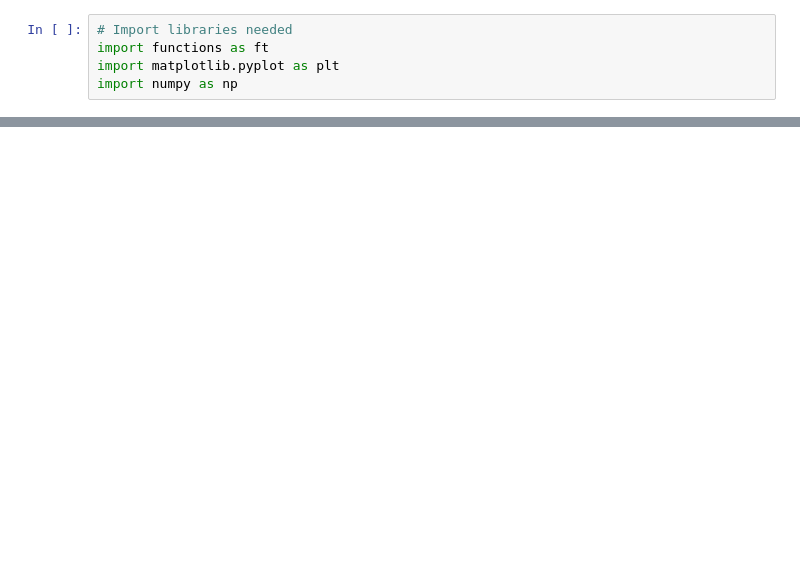
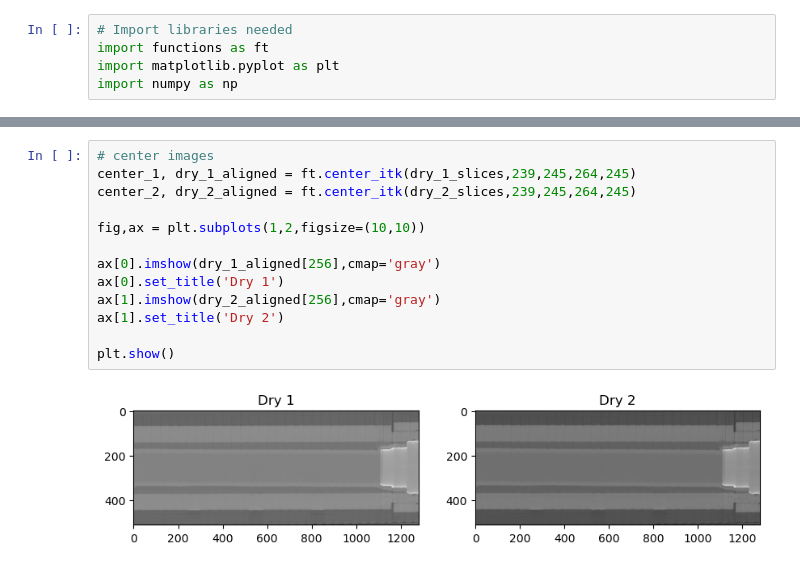
Before and after one commit to jimindzhou/ct_scanner_, a Jupyter notebook: notebook.ipynb, the cells around one changed output, grey strips where cells are left out. Drawn from its saved outputs; the diff is of its cells as text; blank space fills up the shorter version.

```diff
--- a/notebook.ipynb
+++ b/notebook.ipynb
@@ -5,0 +25,15 @@ import numpy as np
+# %%
+# center images
+center_1, dry_1_aligned = ft.center_itk(dry_1_slices,239,245,264,245)
+center_2, dry_2_aligned = ft.center_itk(dry_2_slices,239,245,264,245)
+
+fig,ax = plt.subplots(1,2,figsize=(10,10))
+
+ax[0].imshow(dry_1_aligned[256],cmap='gray')
+ax[0].set_title('Dry 1')
+ax[1].imshow(dry_2_aligned[256],cmap='gray')
+ax[1].set_title('Dry 2')
+
+plt.show()
+# %% [output]
+[figure, added]
```
Also changed, not shown: parts of 19 cells of this notebook, 1 other file.
